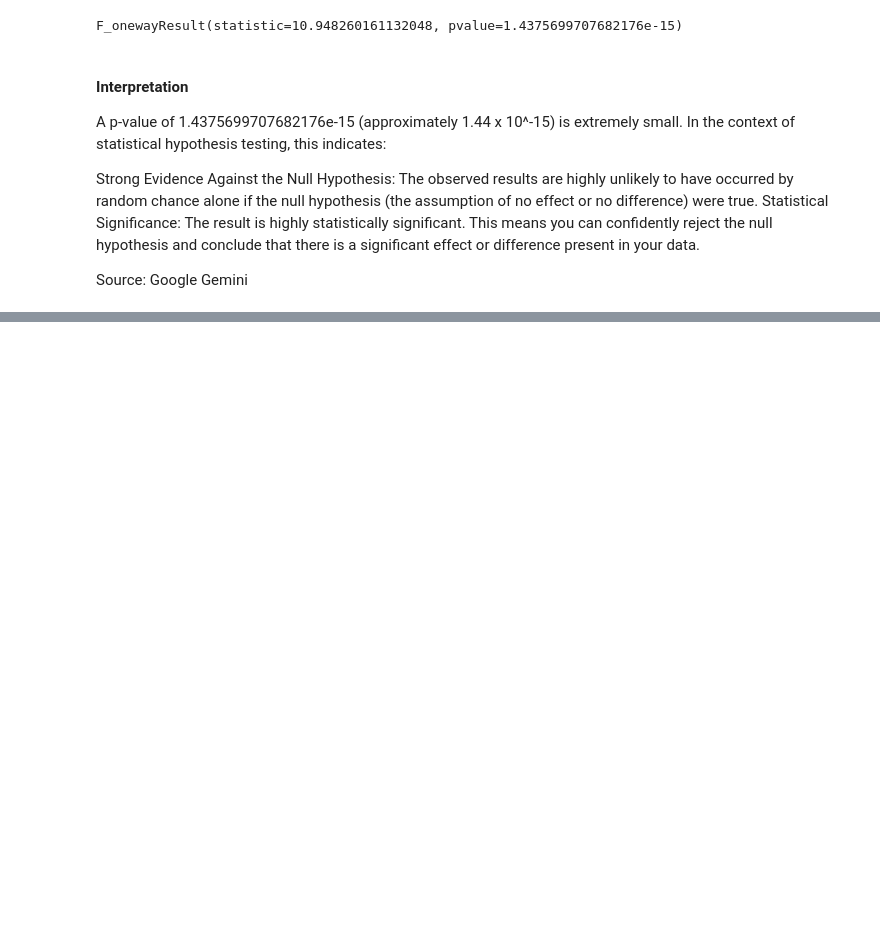
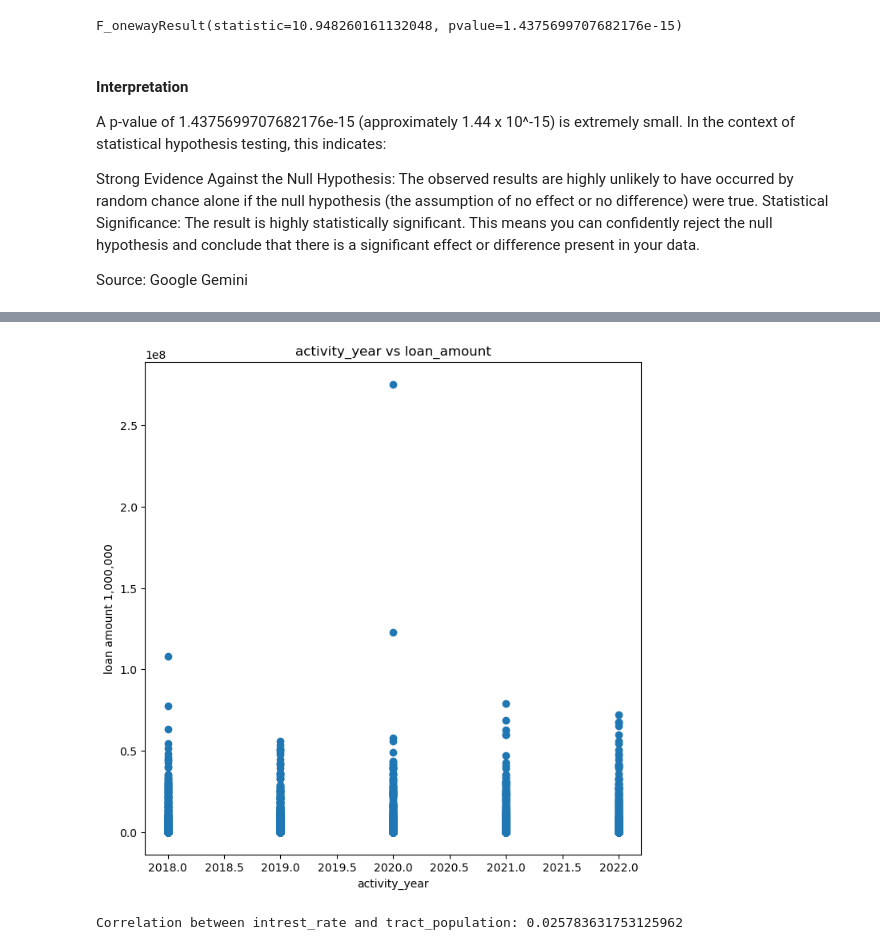
Before and after one commit to PonchoBeBallin/Group_project_Data_Class, a Jupyter notebook: HMDA test.ipynb, the cells around one changed output, grey strips where cells are left out. Cells and saved outputs as stored; diff of their text form; code cells hidden in the pictures; blank space fills up the shorter version.

```diff
--- a/HMDA test.ipynb
+++ b/HMDA test.ipynb
@@ -301,0 +446,15 @@ Source: Google Gemini
+# %%
+plt.figure(figsize=(8, 8))
+plt.scatter(df['activity_year'], df['loan_amount'])
+plt.title('activity_year vs loan_amount')
+plt.xlabel('activity_year')
+plt.ylabel('loan amount 1,000,000')
+plt.show()
+
+# Calculate correlation
+correlation = df['loan_amount'].corr(df['activity_year'])
+print(f"Correlation between intrest_rate and tract_population: {correlation}")
+plt.show()
+# %% [output]
+[figure, added]
+Correlation between intrest_rate and tract_population: 0.025783631753125962
```
Also changed, not shown: parts of 19 cells of this notebook.
